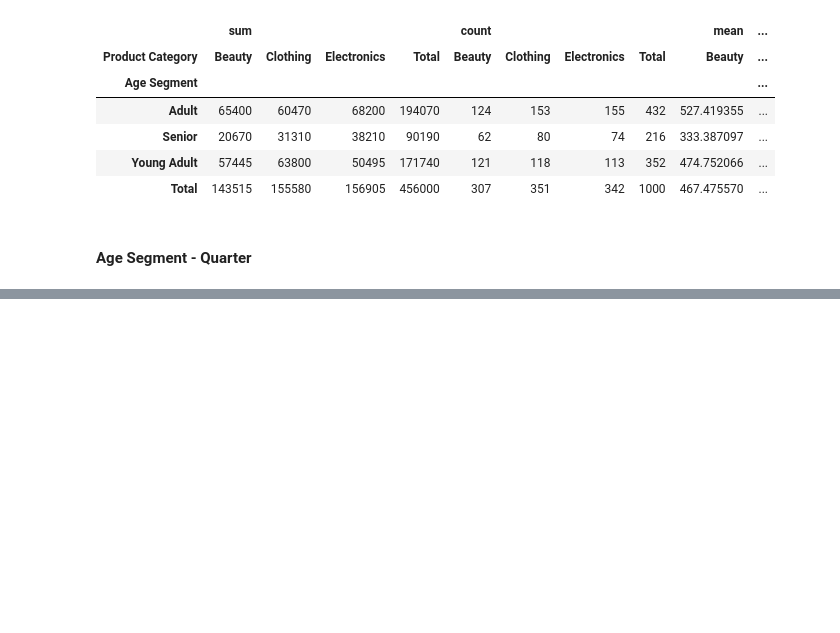
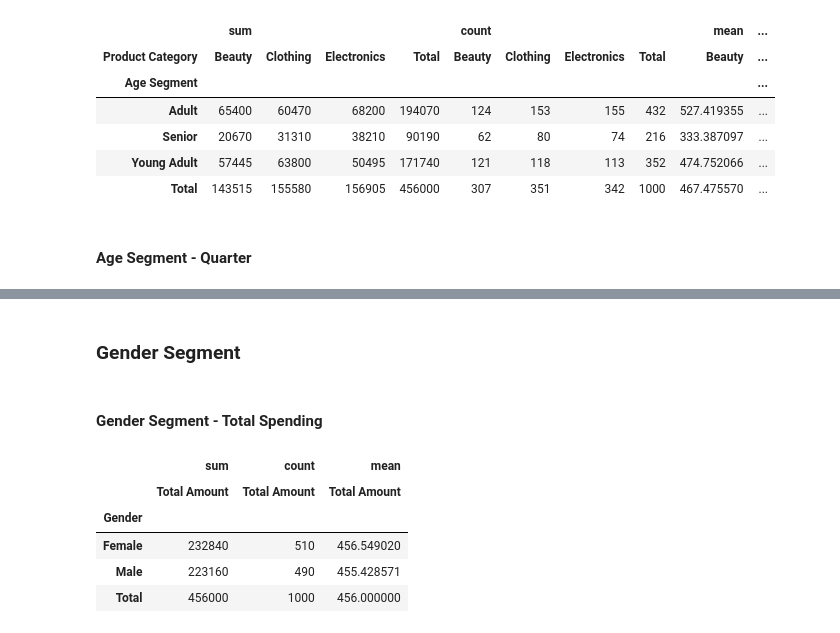
Before and after one commit to gracekaroma/analysis-of-sales-dataset, a Jupyter notebook: Sales Dataset Notebook.ipynb, the cells around one changed output, grey strips where cells are left out. Cells and saved outputs as stored; diff of their text form; code cells hidden in the pictures; blank space fills up the shorter version.

```diff
--- a/Sales Dataset Notebook.ipynb
+++ b/Sales Dataset Notebook.ipynb
@@ -424,0 +425,21 @@ pd.pivot_table(
+# %% [markdown]
+### **Gender Segment**
+# %% [markdown]
+#### **Gender Segment - Total Spending**
+# %%
+# Total spending
+pd.pivot_table(
+    data=df_sales,
+    index=['Gender'],
+    values='Total Amount',
+    aggfunc=['sum', 'count', 'mean'],
+    margins=True,
+    margins_name='Total'
+)
+# %% [output]
+|  | sum | count | mean |
+|  | Total Amount | Total Amount | Total Amount |
+| Gender |  |  |  |
+| Female | 232840 | 510 | 456.549020 |
+| Male | 223160 | 490 | 455.428571 |
+| Total | 456000 | 1000 | 456.000000 |
```
Also changed, not shown: parts of 6 cells of this notebook.
